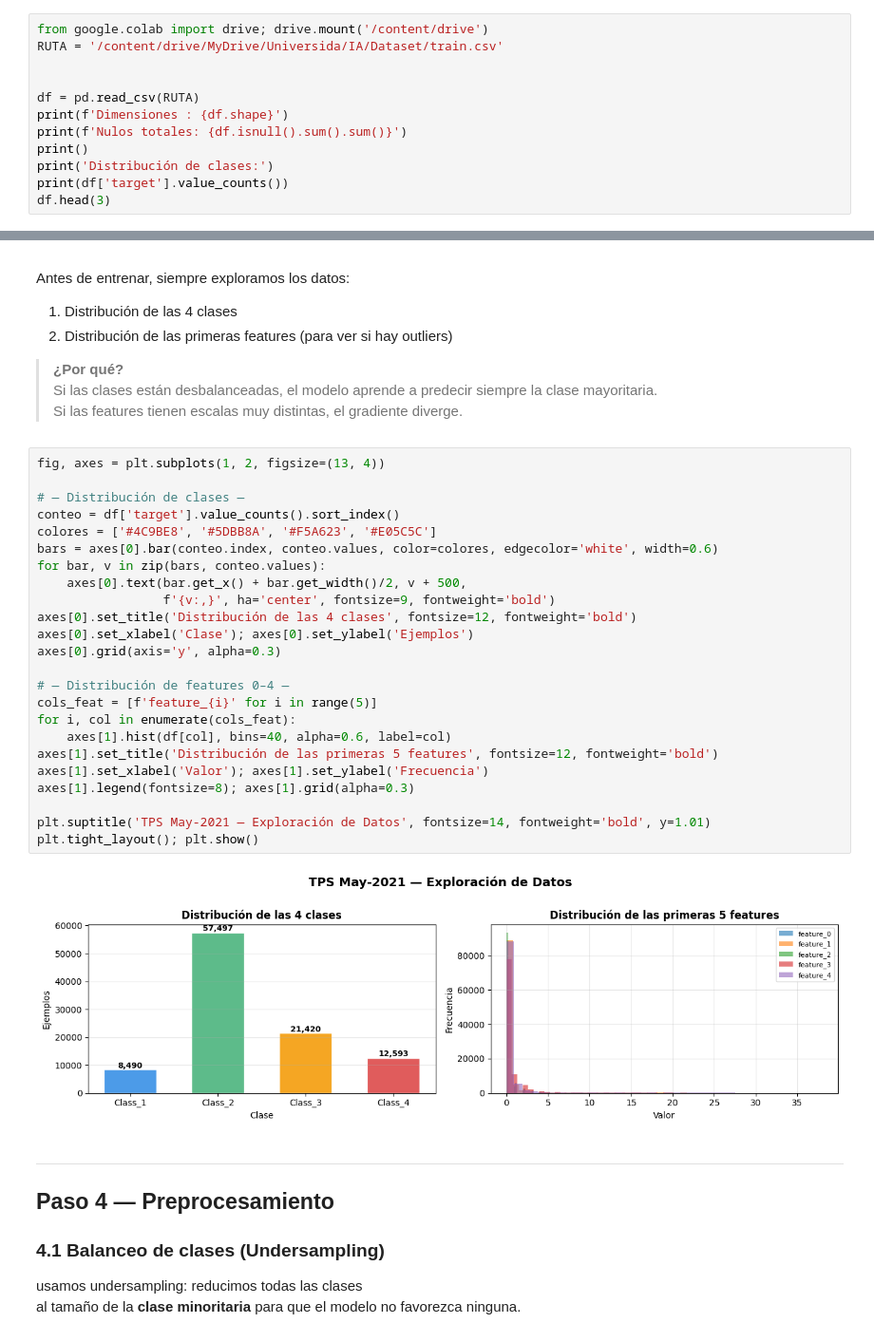
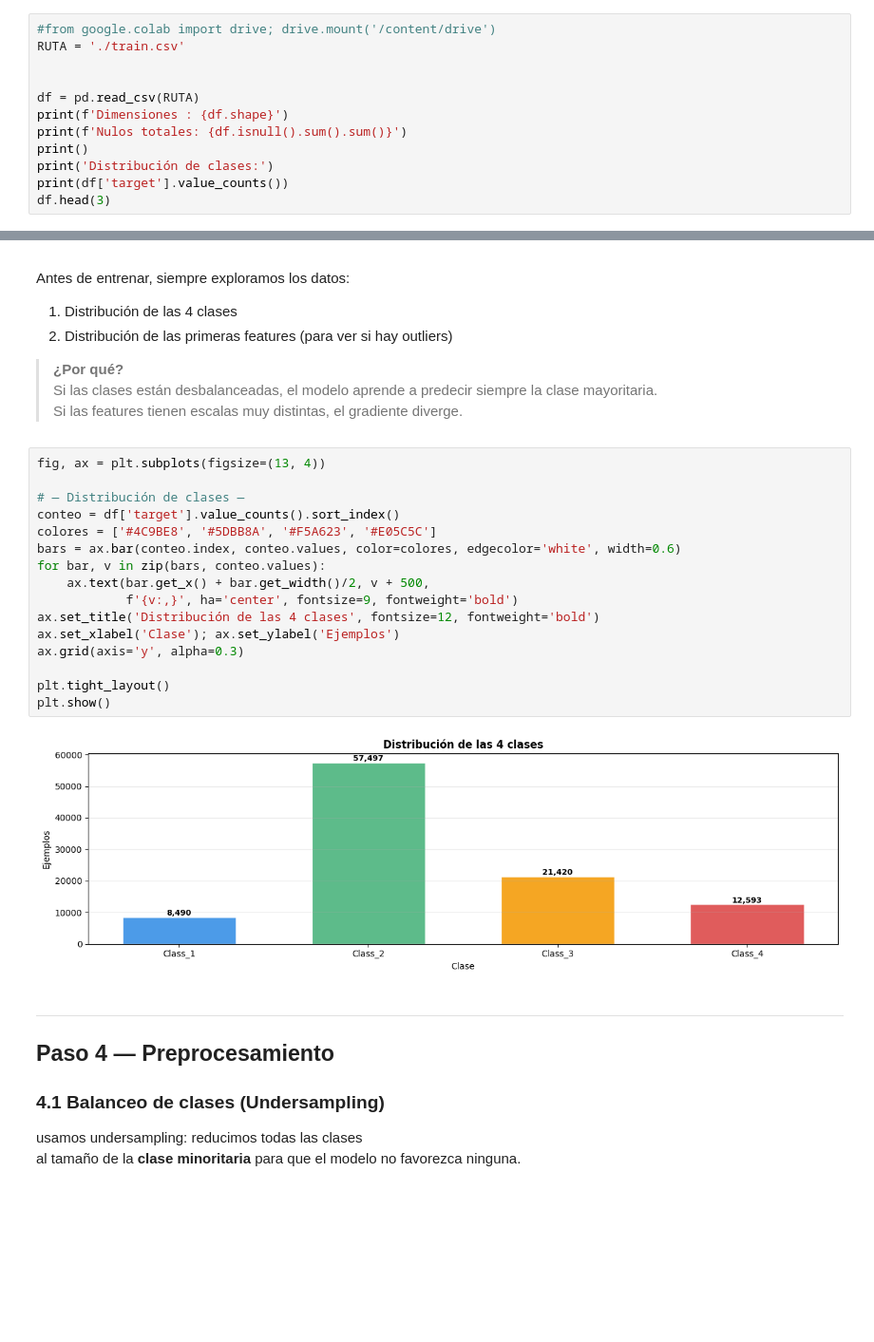
Before and after one commit to MiguelAngel7521/Sis420_01_2026, a Jupyter notebook: Laboratorios/Lab5/Lab5_Pytorch.ipynb, the cells around one changed output, grey strips where cells are left out. Shown at 95% size. Cells and saved outputs as stored; diff of their text form; blank space fills up the shorter version.

```diff
--- a/Laboratorios/Lab5/Lab5_Pytorch.ipynb
+++ b/Laboratorios/Lab5/Lab5_Pytorch.ipynb
@@ -94,8 +97,8 @@ Verificamos:
 
 > **Nota:** si el CSV ya está en el entorno local (Colab), descomenta la línea de Drive.
 # %%
-from google.colab import drive; drive.mount('/content/drive')
-RUTA = '/content/drive/MyDrive/Universida/IA/Dataset/train.csv'
+#from google.colab import drive; drive.mount('/content/drive')
+RUTA = './train.csv'
 
 
 df = pd.read_csv(RUTA)
@@ -134,31 +136,23 @@ Antes de entrenar, siempre exploramos los datos:
 > Si las clases están desbalanceadas, el modelo aprende a predecir siempre la clase mayoritaria.
 > Si las features tienen escalas muy distintas, el gradiente diverge.
 # %%
-fig, axes = plt.subplots(1, 2, figsize=(13, 4))
+fig, ax = plt.subplots(figsize=(13, 4))
 
 # — Distribución de clases —
 conteo = df['target'].value_counts().sort_index()
 colores = ['#4C9BE8', '#5DBB8A', '#F5A623', '#E05C5C']
-bars = axes[0].bar(conteo.index, conteo.values, color=colores, edgecolor='white', width=0.6)
+bars = ax.bar(conteo.index, conteo.values, color=colores, edgecolor='white', width=0.6)
 for bar, v in zip(bars, conteo.values):
-    axes[0].text(bar.get_x() + bar.get_width()/2, v + 500,
-                 f'{v:,}', ha='center', fontsize=9, fontweight='bold')
-axes[0].set_title('Distribución de las 4 clases', fontsize=12, fontweight='bold')
-axes[0].set_xlabel('Clase'); axes[0].set_ylabel('Ejemplos')
-axes[0].grid(axis='y', alpha=0.3)
+    ax.text(bar.get_x() + bar.get_width()/2, v + 500,
+            f'{v:,}', ha='center', fontsize=9, fontweight='bold')
+ax.set_title('Distribución de las 4 clases', fontsize=12, fontweight='bold')
+ax.set_xlabel('Clase'); ax.set_ylabel('Ejemplos')
+ax.grid(axis='y', alpha=0.3)
 
-# — Distribución de features 0–4 —
-cols_feat = [f'feature_{i}' for i in range(5)]
-for i, col in enumerate(cols_feat):
-    axes[1].hist(df[col], bins=40, alpha=0.6, label=col)
-axes[1].set_title('Distribución de las primeras 5 features', fontsize=12, fontweight='bold')
-axes[1].set_xlabel('Valor'); axes[1].set_ylabel('Frecuencia')
-axes[1].legend(fontsize=8); axes[1].grid(alpha=0.3)
-
-plt.suptitle('TPS May-2021 — Exploración de Datos', fontsize=14, fontweight='bold', y=1.01)
-plt.tight_layout(); plt.show()
+plt.tight_layout()
+plt.show()
 # %% [output]
-[figure, old version]
+[figure, new version]
 # %% [markdown]
 ---
 ##  Paso 4 — Preprocesamiento
```
Also changed, not shown: parts of 36 cells of this notebook, 14 other files.
